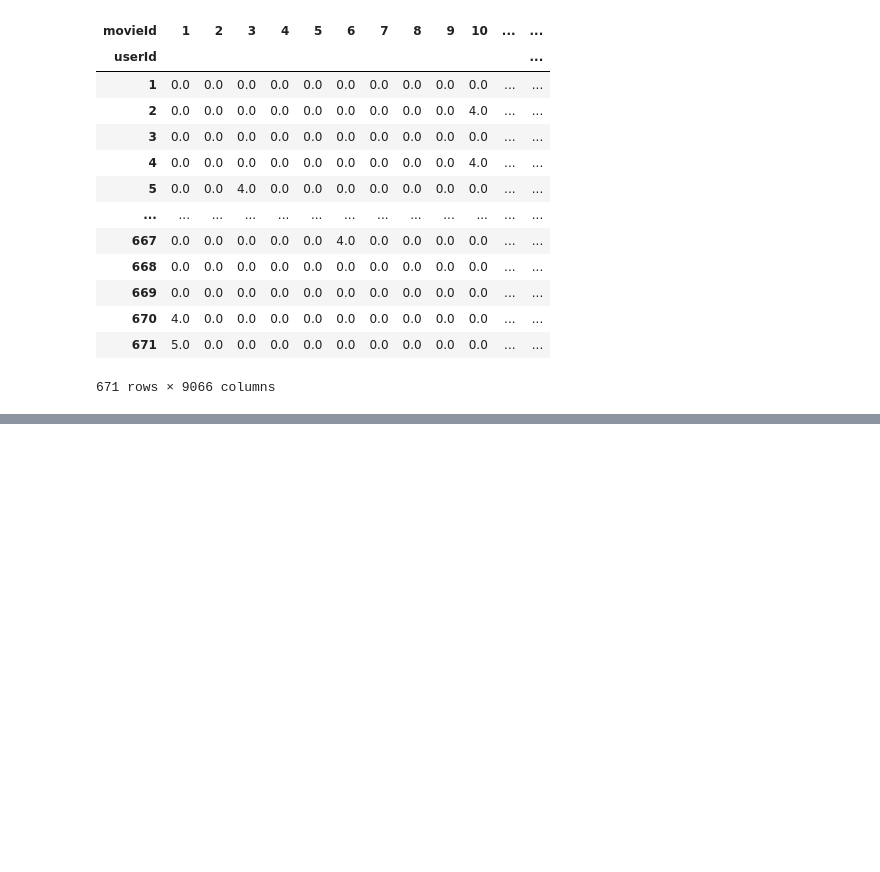
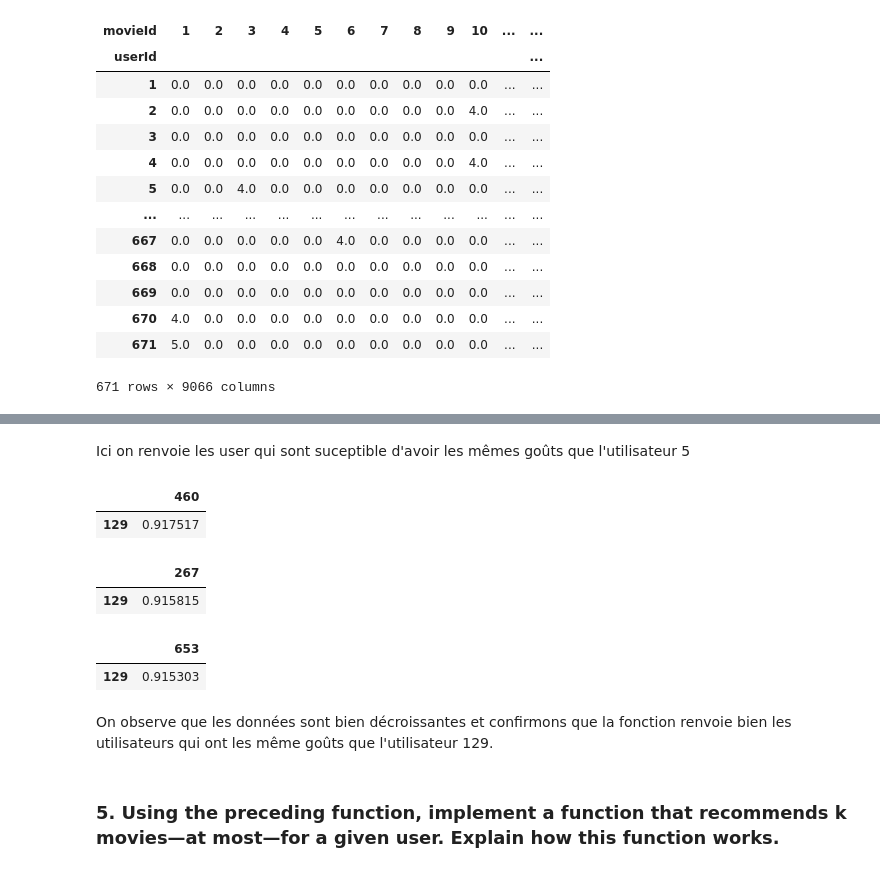
Before and after one commit to RudyLo/ML_Avance, a Jupyter notebook: ML_Avancé_TP1.ipynb, the cells around one changed output, grey strips where cells are left out. Saved outputs shown, nothing was run; the diff lists cells and outputs as text; code cells hidden in the pictures; blank space fills up the shorter version.

```diff
--- a/ML_Avancé_TP1.ipynb
+++ b/ML_Avancé_TP1.ipynb
@@ -624,0 +664,21 @@ find_n_neighbours(pivoted.loc[2:2,:], 10)
+# %% [markdown]
+Ici on renvoie les user qui sont suceptible d'avoir les mêmes goûts que l'utilisateur 5
+# %%
+pivoted1.iloc[129:130,460:461]
+# %% [output]
+|  | 460 |
+| 129 | 0.917517 |
+# %%
+pivoted1.iloc[129:130,267:268]
+# %% [output]
+|  | 267 |
+| 129 | 0.915815 |
+# %%
+pivoted1.iloc[129:130,653:654]
+# %% [output]
+|  | 653 |
+| 129 | 0.915303 |
+# %% [markdown]
+On observe que les données sont bien décroissantes et confirmons que la fonction renvoie bien les utilisateurs qui ont les même goûts que l'utilisateur 129.
+# %% [markdown]
+### 5. Using the preceding function, implement a function that recommends k movies—at most—for a given user. Explain how this function works.
```
Also changed, not shown: parts of 34 cells of this notebook.
